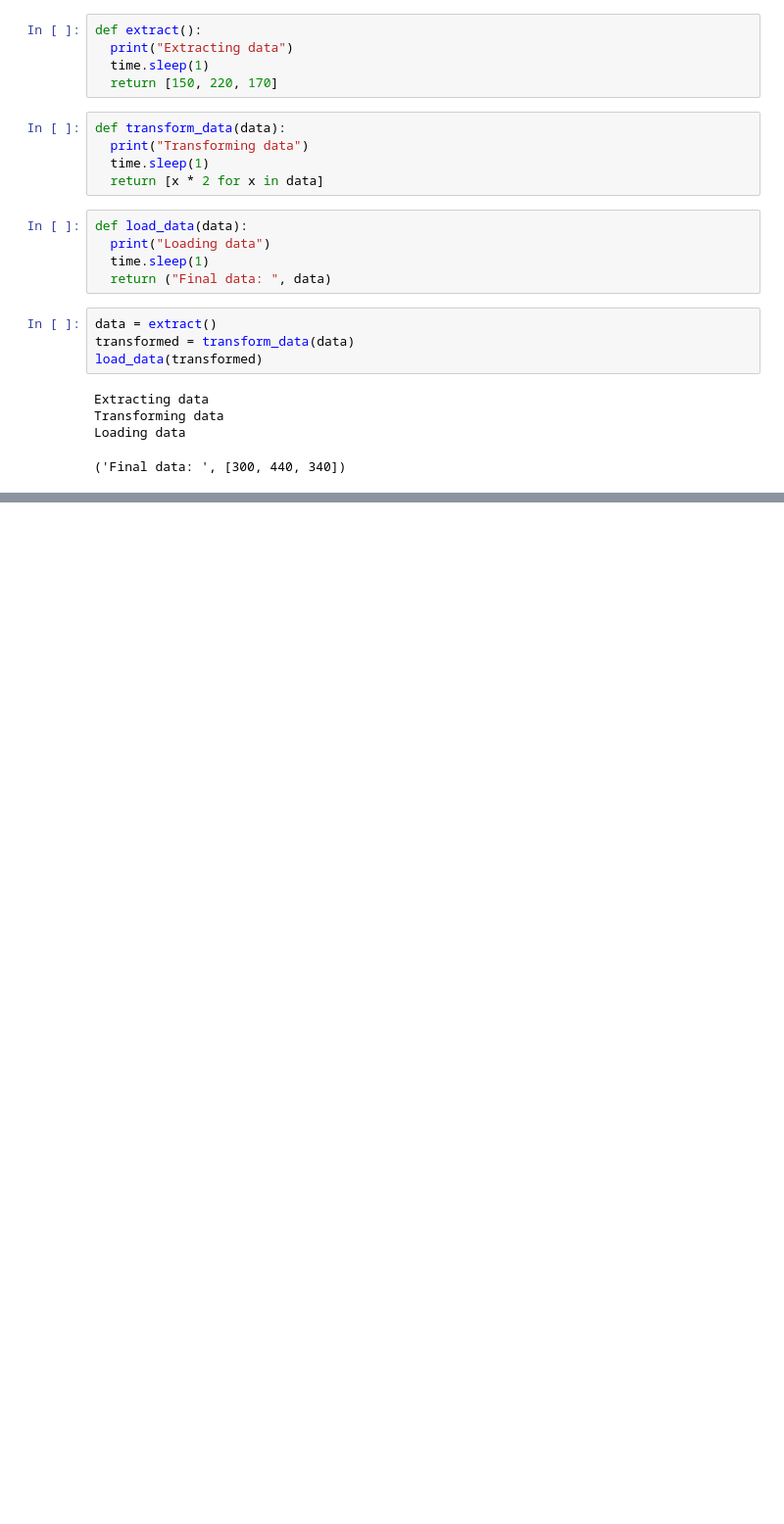
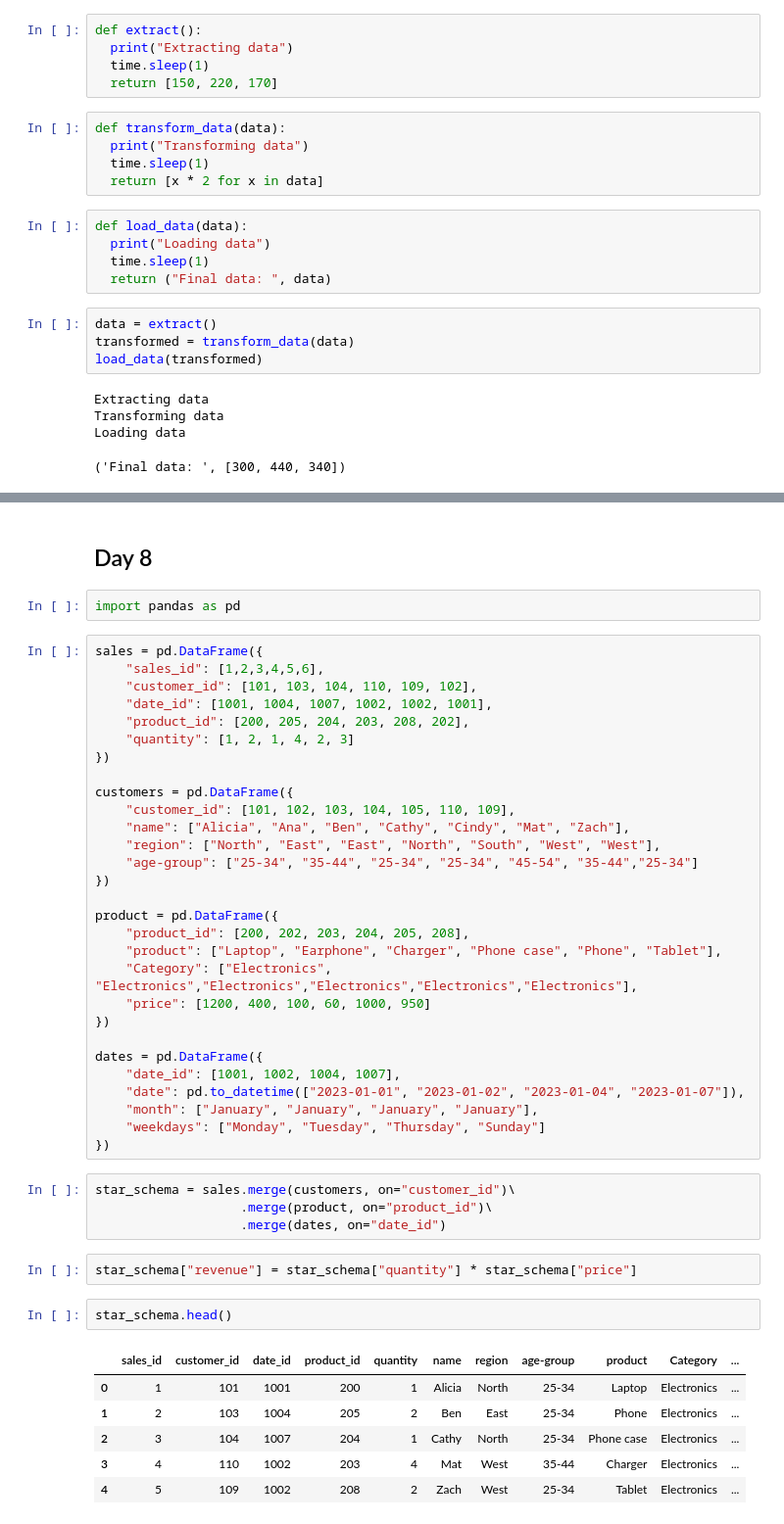
Before and after one commit to sindhusatish707/Exploring_Data_Engineering, a Jupyter notebook: Exploring_Data_Engineering.ipynb, the cells around one changed output, grey strips where cells are left out. Shown at 98% size. Saved outputs shown, nothing was run; the diff lists cells and outputs as text; blank space fills up the shorter version.

Commit message:
Day 8 for exploring schemas

```diff
--- a/Exploring_Data_Engineering.ipynb
+++ b/Exploring_Data_Engineering.ipynb
@@ -310,0 +313,48 @@ Loading data
+# %% [markdown]
+## Day 8
+# %%
+import pandas as pd
+# %%
+sales = pd.DataFrame({
+    "sales_id": [1,2,3,4,5,6],
+    "customer_id": [101, 103, 104, 110, 109, 102],
+    "date_id": [1001, 1004, 1007, 1002, 1002, 1001],
+    "product_id": [200, 205, 204, 203, 208, 202],
+    "quantity": [1, 2, 1, 4, 2, 3]
+})
+
+customers = pd.DataFrame({
+    "customer_id": [101, 102, 103, 104, 105, 110, 109],
+    "name": ["Alicia", "Ana", "Ben", "Cathy", "Cindy", "Mat", "Zach"],
+    "region": ["North", "East", "East", "North", "South", "West", "West"],
+    "age-group": ["25-34", "35-44", "25-34", "25-34", "45-54", "35-44","25-34"]
+})
+
+product = pd.DataFrame({
+    "product_id": [200, 202, 203, 204, 205, 208],
+    "product": ["Laptop", "Earphone", "Charger", "Phone case", "Phone", "Tablet"],
+    "Category": ["Electronics", "Electronics","Electronics","Electronics","Electronics","Electronics"],
+    "price": [1200, 400, 100, 60, 1000, 950]
+})
+
+dates = pd.DataFrame({
+    "date_id": [1001, 1002, 1004, 1007],
+    "date": pd.to_datetime(["2023-01-01", "2023-01-02", "2023-01-04", "2023-01-07"]),
+    "month": ["January", "January", "January", "January"],
+    "weekdays": ["Monday", "Tuesday", "Thursday", "Sunday"]
+})
+# %%
+star_schema = sales.merge(customers, on="customer_id")\
+                   .merge(product, on="product_id")\
+                   .merge(dates, on="date_id")
+# %%
+star_schema["revenue"] = star_schema["quantity"] * star_schema["price"]
+# %%
+star_schema.head()
+# %% [output]
+|  | sales_id | customer_id | date_id | product_id | quantity | name | region | age-group | product | Category | ... |
+| 0 | 1 | 101 | 1001 | 200 | 1 | Alicia | North | 25-34 | Laptop | Electronics | ... |
+| 1 | 2 | 103 | 1004 | 205 | 2 | Ben | East | 25-34 | Phone | Electronics | ... |
+| 2 | 3 | 104 | 1007 | 204 | 1 | Cathy | North | 25-34 | Phone case | Electronics | ... |
+| 3 | 4 | 110 | 1002 | 203 | 4 | Mat | West | 35-44 | Charger | Electronics | ... |
+| 4 | 5 | 109 | 1002 | 208 | 2 | Zach | West | 25-34 | Tablet | Electronics | ... |
```
Also changed, not shown: parts of 2 cells of this notebook.
